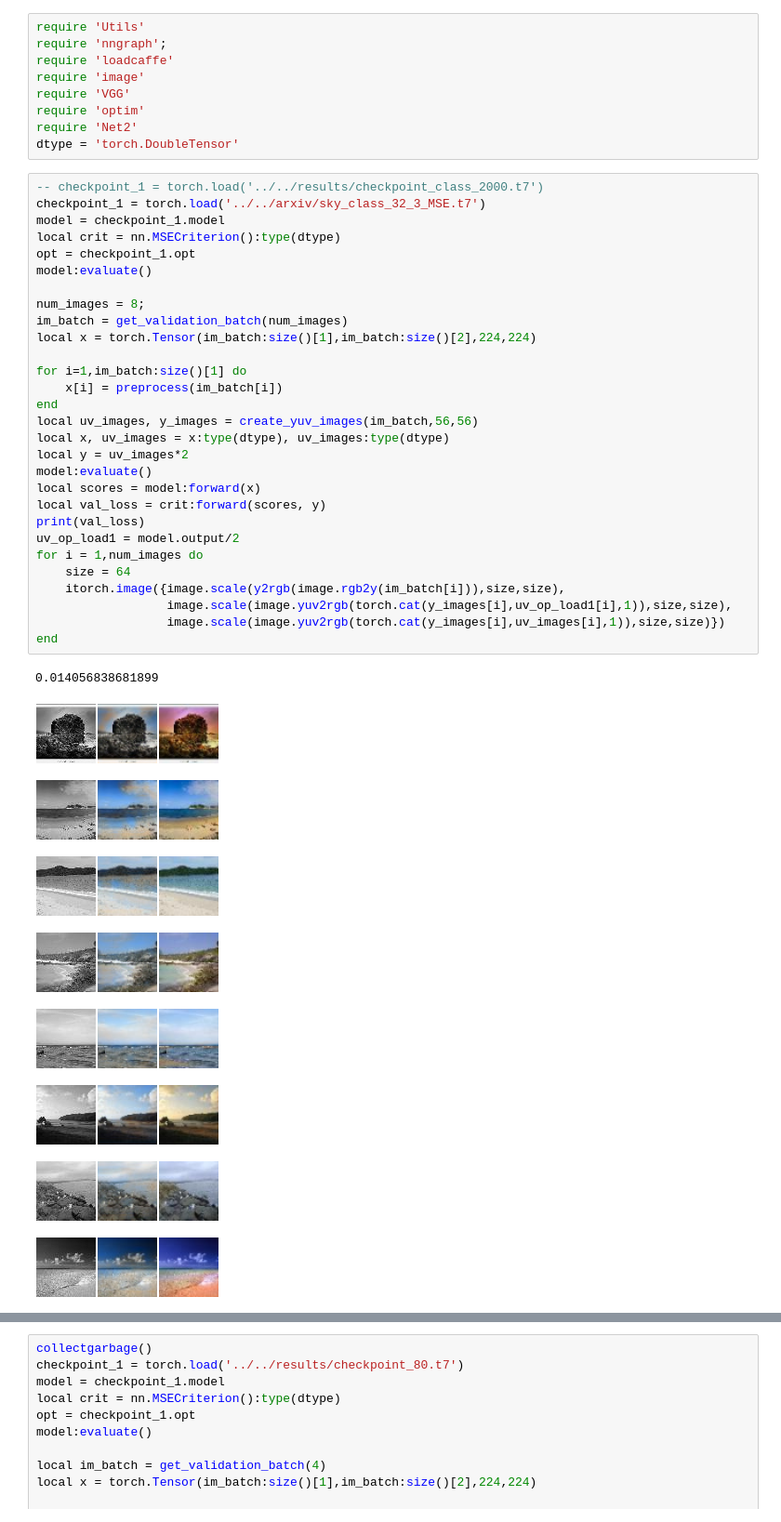
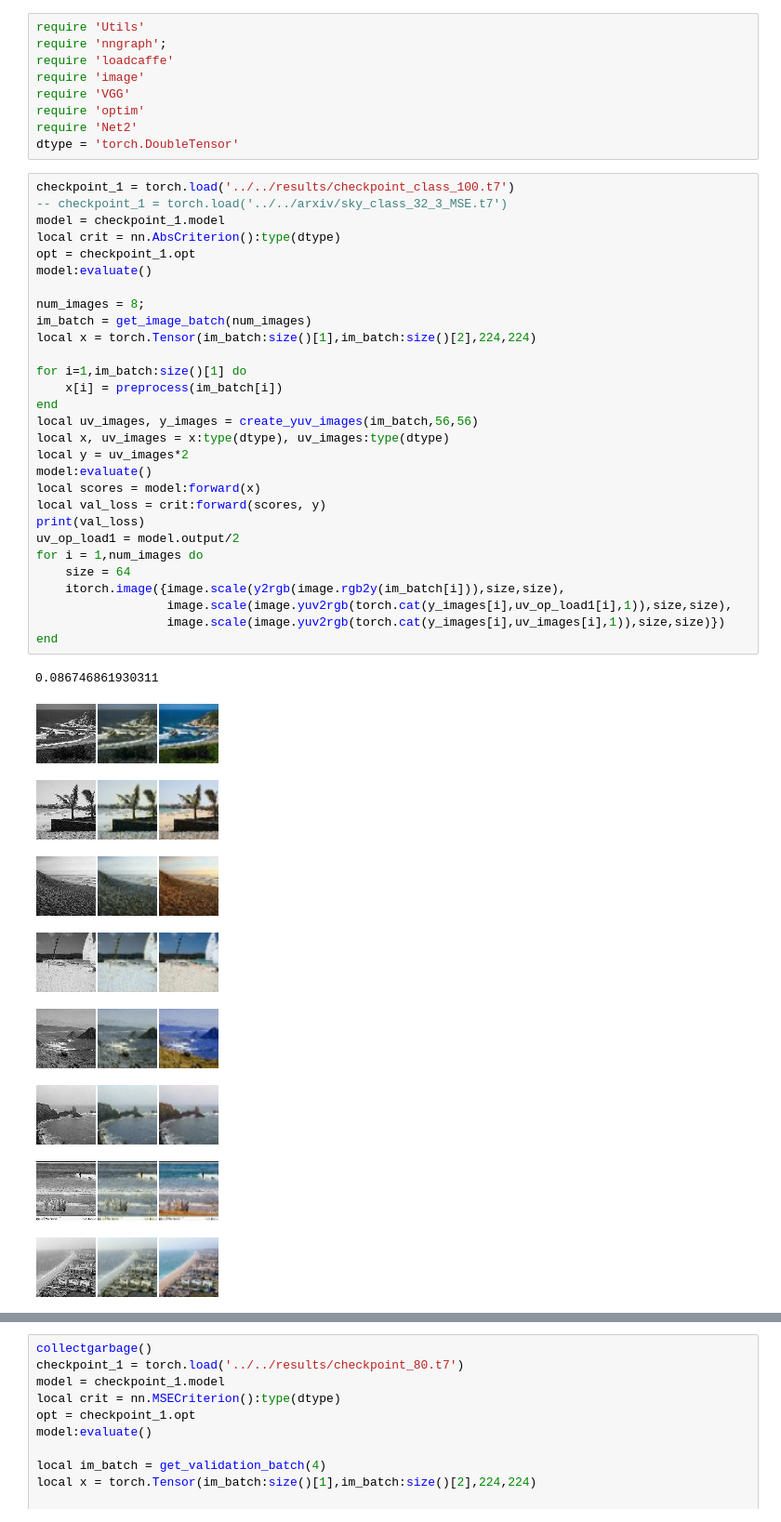
Before and after one commit to bagavi/CNNProject, a Jupyter notebook: TinyImageNet/test_checkpoint.ipynb, the cells around one changed output, grey strips where cells are left out. Shown at 93% size. Saved outputs shown, nothing was run; the diff lists cells and outputs as text.

```diff
--- a/TinyImageNet/test_checkpoint.ipynb
+++ b/TinyImageNet/test_checkpoint.ipynb
@@ -8,44 +8,44 @@ require 'optim'
 require 'Net2'
 dtype = 'torch.DoubleTensor'
 # %%
--- checkpoint_1 = torch.load('../../results/checkpoint_class_2000.t7')
-checkpoint_1 = torch.load('../../arxiv/sky_class_32_3_MSE.t7')
+checkpoint_1 = torch.load('../../results/checkpoint_class_100.t7')
+-- checkpoint_1 = torch.load('../../arxiv/sky_class_32_3_MSE.t7')
 model = checkpoint_1.model
-local crit = nn.MSECriterion():type(dtype)
+local crit = nn.AbsCriterion():type(dtype)
 opt = checkpoint_1.opt
 model:evaluate()
 
 num_images = 8;
-im_batch = get_validation_batch(num_images)
+im_batch = get_image_batch(num_images)
 local x = torch.Tensor(im_batch:size()[1],im_batch:size()[2],224,224)
 
 for i=1,im_batch:size()[1] do
     x[i] = preprocess(im_batch[i])
 end
 local uv_images, y_images = create_yuv_images(im_batch,56,56)
 local x, uv_images = x:type(dtype), uv_images:type(dtype)
 local y = uv_images*2
 model:evaluate()
 local scores = model:forward(x)
 local val_loss = crit:forward(scores, y)
 print(val_loss)
 uv_op_load1 = model.output/2
 for i = 1,num_images do
     size = 64
     itorch.image({image.scale(y2rgb(image.rgb2y(im_batch[i])),size,size),
                   image.scale(image.yuv2rgb(torch.cat(y_images[i],uv_op_load1[i],1)),size,size),
                   image.scale(image.yuv2rgb(torch.cat(y_images[i],uv_images[i],1)),size,size)})
 end
 # %% [output]
-0.014056838681899
+0.086746861930311
-[figure, old version]
+[figure, new version]
-[figure, old version]
+[figure, new version]
-[figure, old version]
+[figure, new version]
-[figure, old version]
+[figure, new version]
-[figure, old version]
+[figure, new version]
-[figure, old version]
+[figure, new version]
-[figure, old version]
+[figure, new version]
-[figure, old version]
+[figure, new version]
 # %%
 for i = 1,num_images do
     size = 112
```
Also changed, not shown: parts of 1 cell of this notebook, 3 other files.
